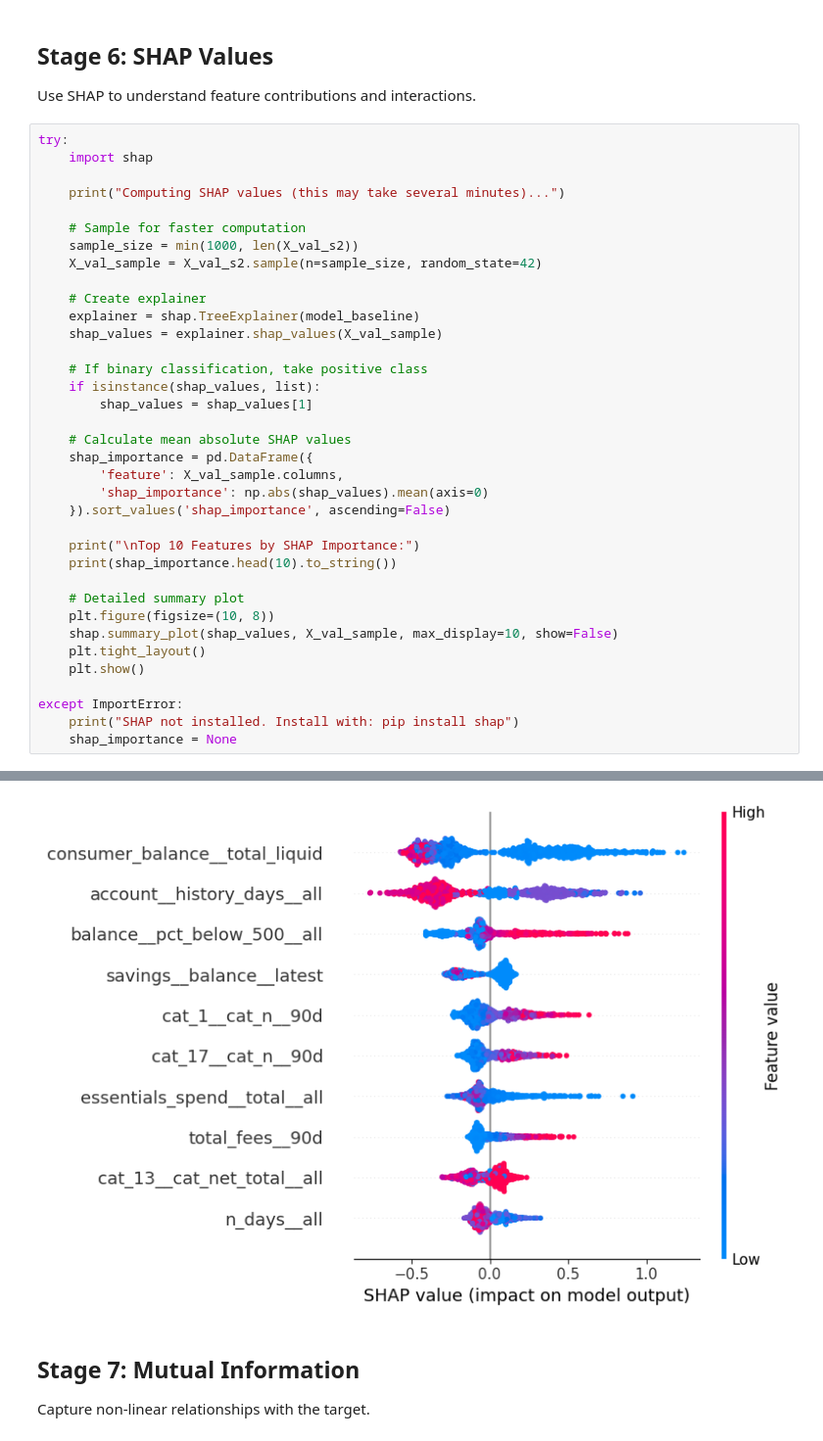
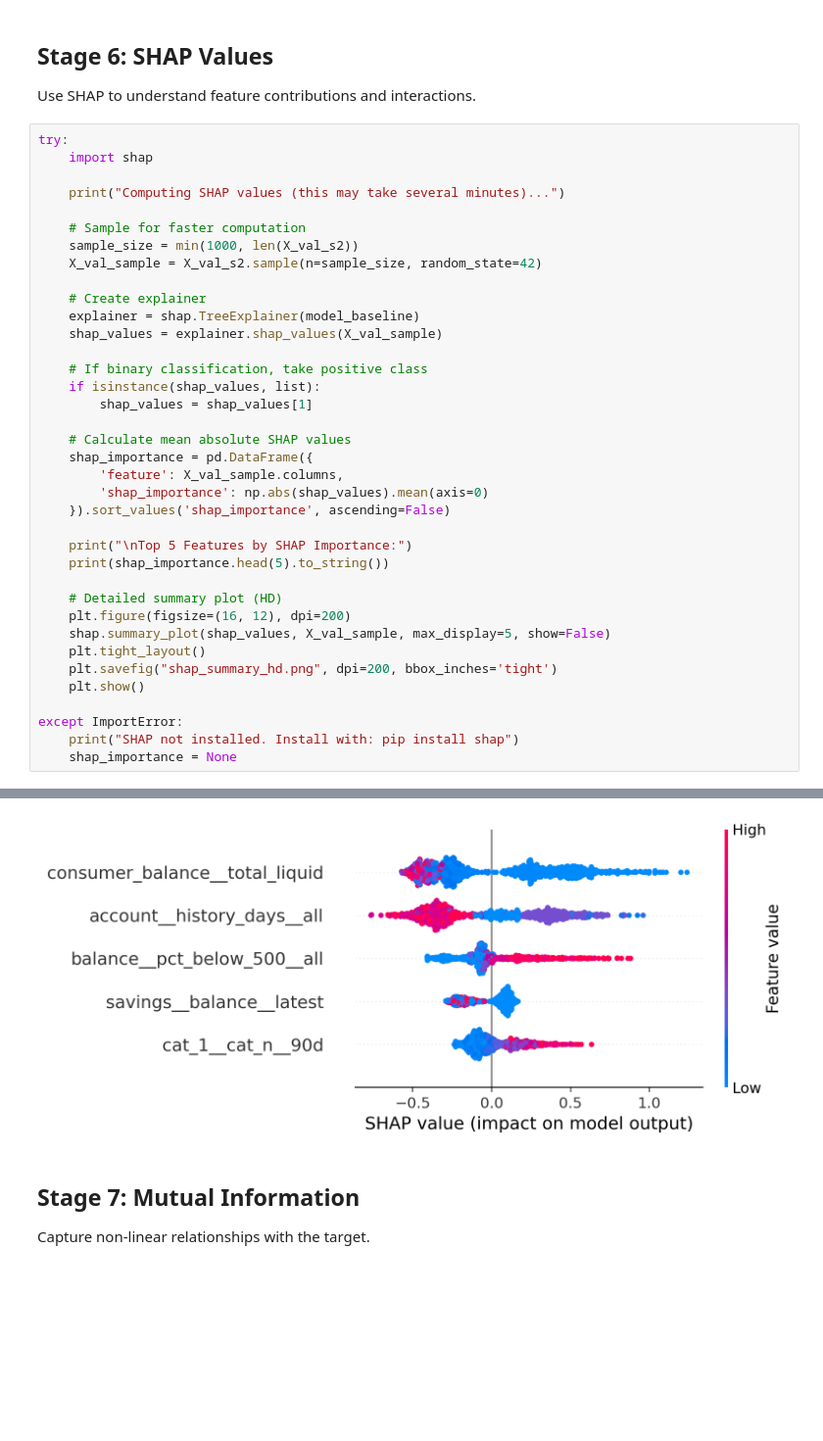
Before and after one commit to kangyuj0531/dsc180a-prism-data, a Jupyter notebook: feature_selection/feature_selection_comprehensive.ipynb, the cells around one changed output, grey strips where cells are left out. Shown at 98% size. Drawn from its saved outputs; the diff is of its cells as text; blank space fills up the shorter version.

Commit message:
update markdown and plots

```diff
--- a/feature_selection/feature_selection_comprehensive.ipynb
+++ b/feature_selection/feature_selection_comprehensive.ipynb
@@ -329,13 +329,14 @@ try:
         'shap_importance': np.abs(shap_values).mean(axis=0)
     }).sort_values('shap_importance', ascending=False)
 
-    print("\nTop 10 Features by SHAP Importance:")
-    print(shap_importance.head(10).to_string())
+    print("\nTop 5 Features by SHAP Importance:")
+    print(shap_importance.head(5).to_string())
 
-    # Detailed summary plot
-    plt.figure(figsize=(10, 8))
-    shap.summary_plot(shap_values, X_val_sample, max_display=10, show=False)
+    # Detailed summary plot (HD)
+    plt.figure(figsize=(16, 12), dpi=200)
+    shap.summary_plot(shap_values, X_val_sample, max_display=5, show=False)
     plt.tight_layout()
+    plt.savefig("shap_summary_hd.png", dpi=200, bbox_inches='tight')
     plt.show()
 
 except ImportError:
@@ -359,4 +355,4 @@ Top 10 Features by SHAP Importance:
-[figure, old version]
+[figure, new version]
 # %% [markdown]
 ## Stage 7: Mutual Information
 
```
Also changed, not shown: parts of 1 cell of this notebook, 3 other files.
